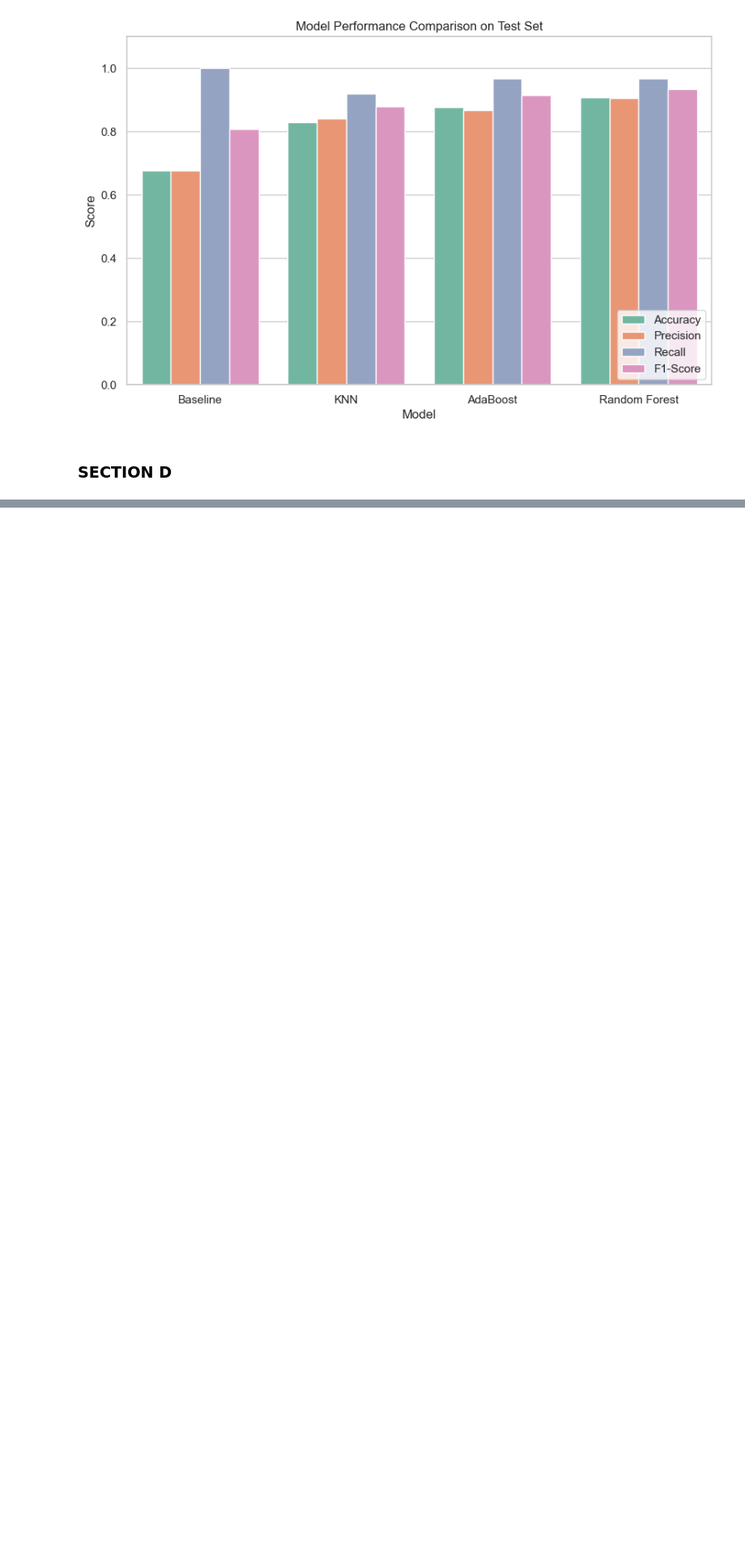
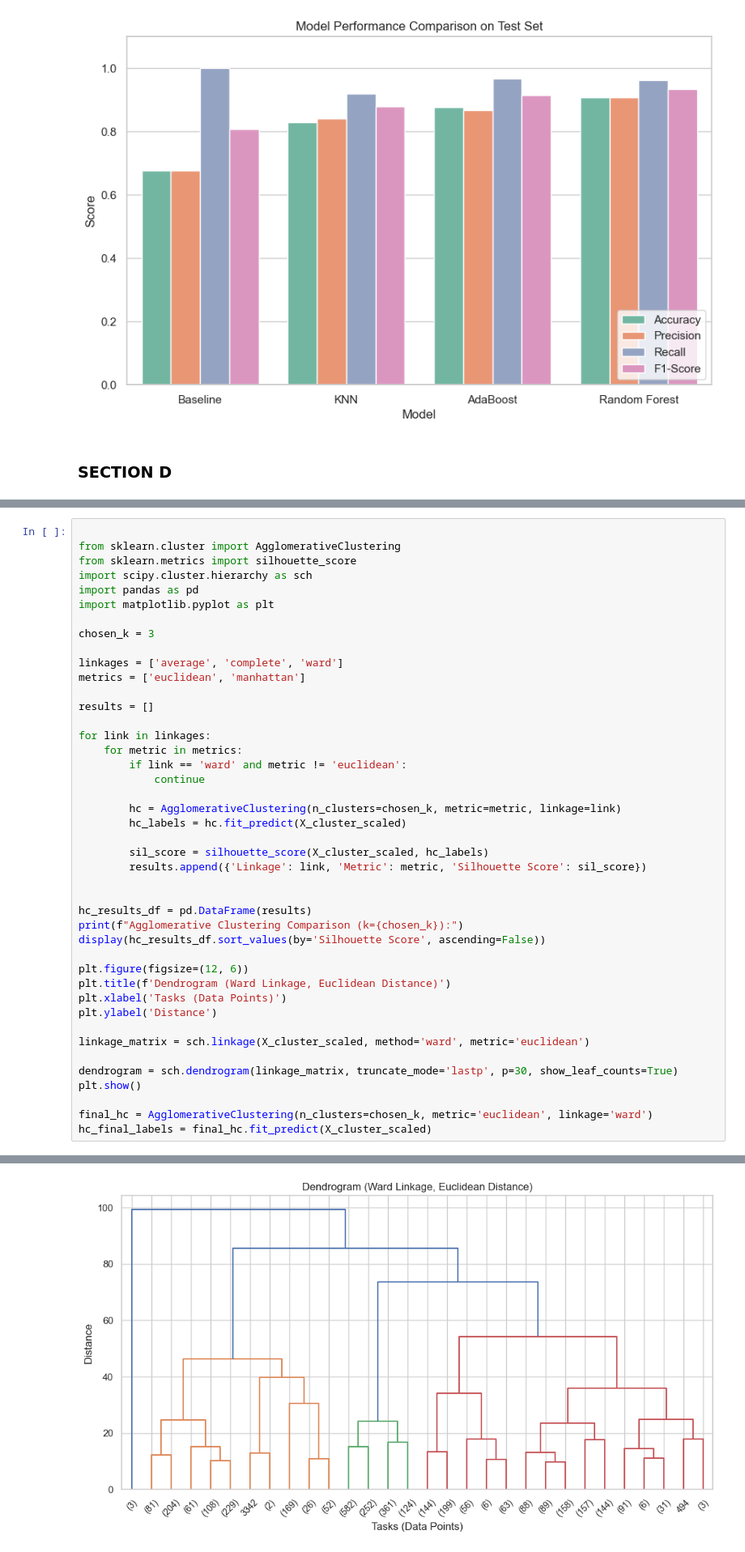
Before and after one commit to lanashmuz/machine_learning_exe1, a Jupyter notebook: exe2/exe2.ipynb, the cells around one changed output, grey strips where cells are left out. Shown at 81% size. Drawn from its saved outputs; the diff is of its cells as text; blank space fills up the shorter version.

```diff
--- a/exe2/exe2.ipynb
+++ b/exe2/exe2.ipynb
@@ -405,0 +527,44 @@ plt.show()
+# %%
+
+from sklearn.cluster import AgglomerativeClustering
+from sklearn.metrics import silhouette_score
+import scipy.cluster.hierarchy as sch
+import pandas as pd
+import matplotlib.pyplot as plt
+
+chosen_k = 3
+
+linkages = ['average', 'complete', 'ward']
+metrics = ['euclidean', 'manhattan']
+
+results = []
+
+for link in linkages:
+    for metric in metrics:
+        if link == 'ward' and metric != 'euclidean':
+            continue
+
+        hc = AgglomerativeClustering(n_clusters=chosen_k, metric=metric, linkage=link)
+        hc_labels = hc.fit_predict(X_cluster_scaled)
+
+        sil_score = silhouette_score(X_cluster_scaled, hc_labels)
+        results.append({'Linkage': link, 'Metric': metric, 'Silhouette Score': sil_score})
+
+
+hc_results_df = pd.DataFrame(results)
+print(f"Agglomerative Clustering Comparison (k={chosen_k}):")
+display(hc_results_df.sort_values(by='Silhouette Score', ascending=False))
+
+plt.figure(figsize=(12, 6))
+plt.title(f'Dendrogram (Ward Linkage, Euclidean Distance)')
+plt.xlabel('Tasks (Data Points)')
+plt.ylabel('Distance')
+
+linkage_matrix = sch.linkage(X_cluster_scaled, method='ward', metric='euclidean')
+
+dendrogram = sch.dendrogram(linkage_matrix, truncate_mode='lastp', p=30, show_leaf_counts=True)
+plt.show()
+
+final_hc = AgglomerativeClustering(n_clusters=chosen_k, metric='euclidean', linkage='ward')
+hc_final_labels = final_hc.fit_predict(X_cluster_scaled)
+# %% [output]
@@ -405,0 +578 @@ plt.show()
+[figure, added]
```
Also changed, not shown: parts of 16 cells of this notebook.
